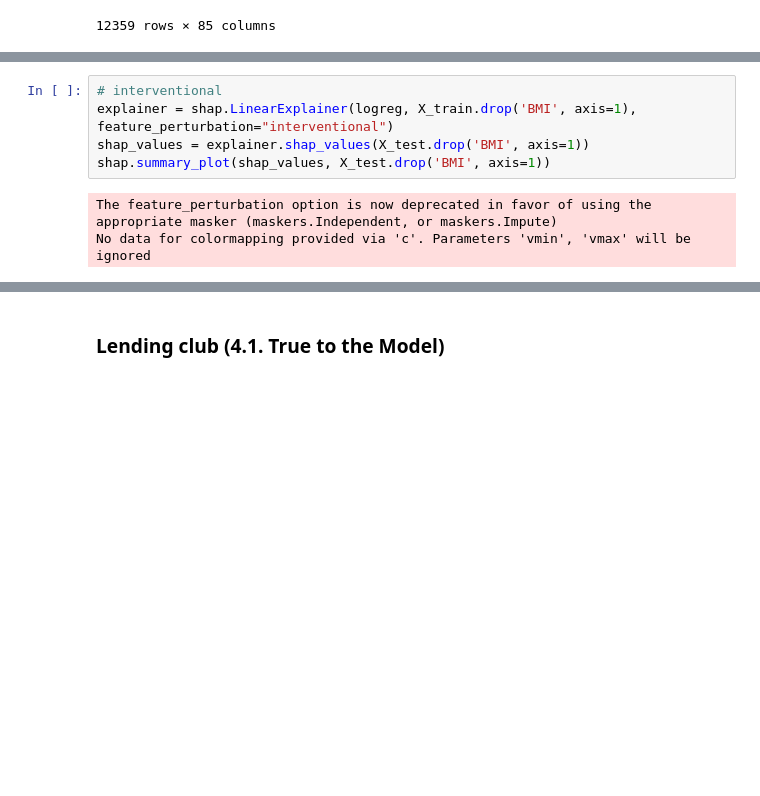
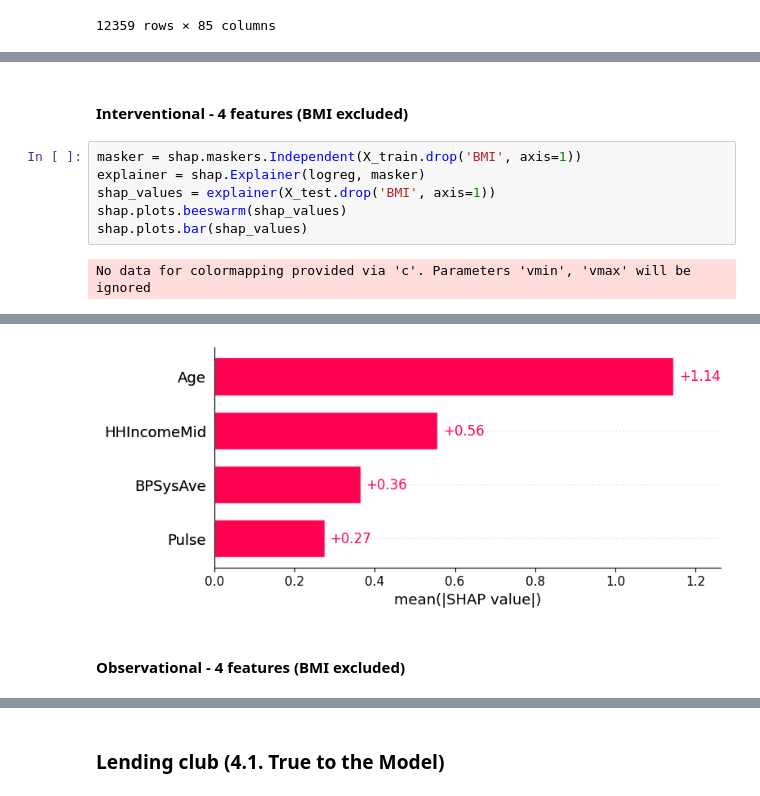
Before and after one commit to nthng-quan/t2mt2d-intro-to-ml, a Jupyter notebook: shap.ipynb, the cells around one changed output, grey strips where cells are left out. Cells and saved outputs as stored; diff of their text form; blank space fills up the shorter version.

```diff
--- a/shap.ipynb
+++ b/shap.ipynb
@@ -130,13 +133,18 @@ print('- Accuracy of logistic regression classifier on test set: {:.4f}'\
     .format(accuracy_score(y_test, y_pred)))
 # %% [output]
 - Accuracy of logistic regression classifier on test set: 0.8928
+# %% [markdown]
+#### Interventional - 4 features (BMI excluded)
 # %%
-# interventional
-explainer = shap.LinearExplainer(logreg, X_train.drop('BMI', axis=1), feature_perturbation="interventional")
-shap_values = explainer.shap_values(X_test.drop('BMI', axis=1))
-shap.summary_plot(shap_values, X_test.drop('BMI', axis=1))
+masker = shap.maskers.Independent(X_train.drop('BMI', axis=1))
+explainer = shap.Explainer(logreg, masker)
+shap_values = explainer(X_test.drop('BMI', axis=1))
+shap.plots.beeswarm(shap_values)
+shap.plots.bar(shap_values)
 # %% [output]
-The feature_perturbation option is now deprecated in favor of using the appropriate masker (maskers.Independent, or maskers.Impute)
 No data for colormapping provided via 'c'. Parameters 'vmin', 'vmax' will be ignored
 [figure]
+[figure, added]
+# %% [markdown]
+#### Observational - 4 features (BMI excluded)
 # %%
```
Also changed, not shown: parts of 52 cells of this notebook, 1 other file.
